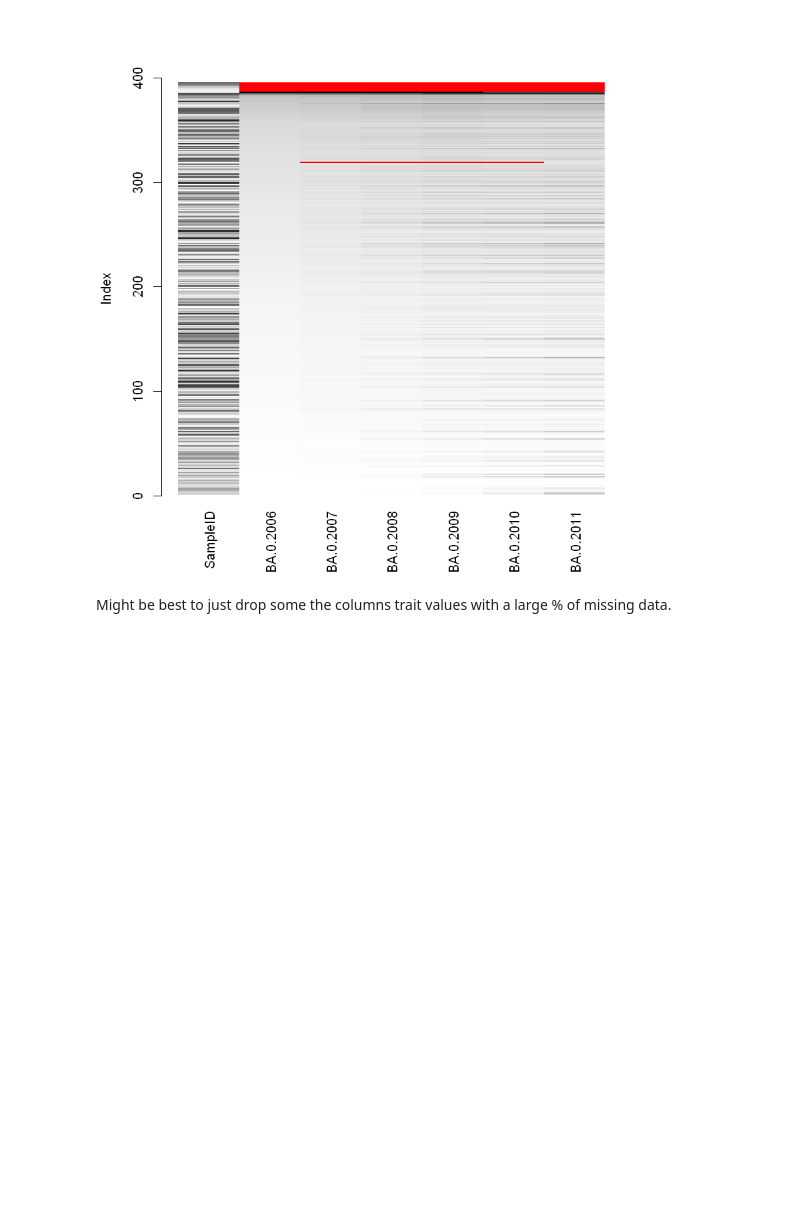
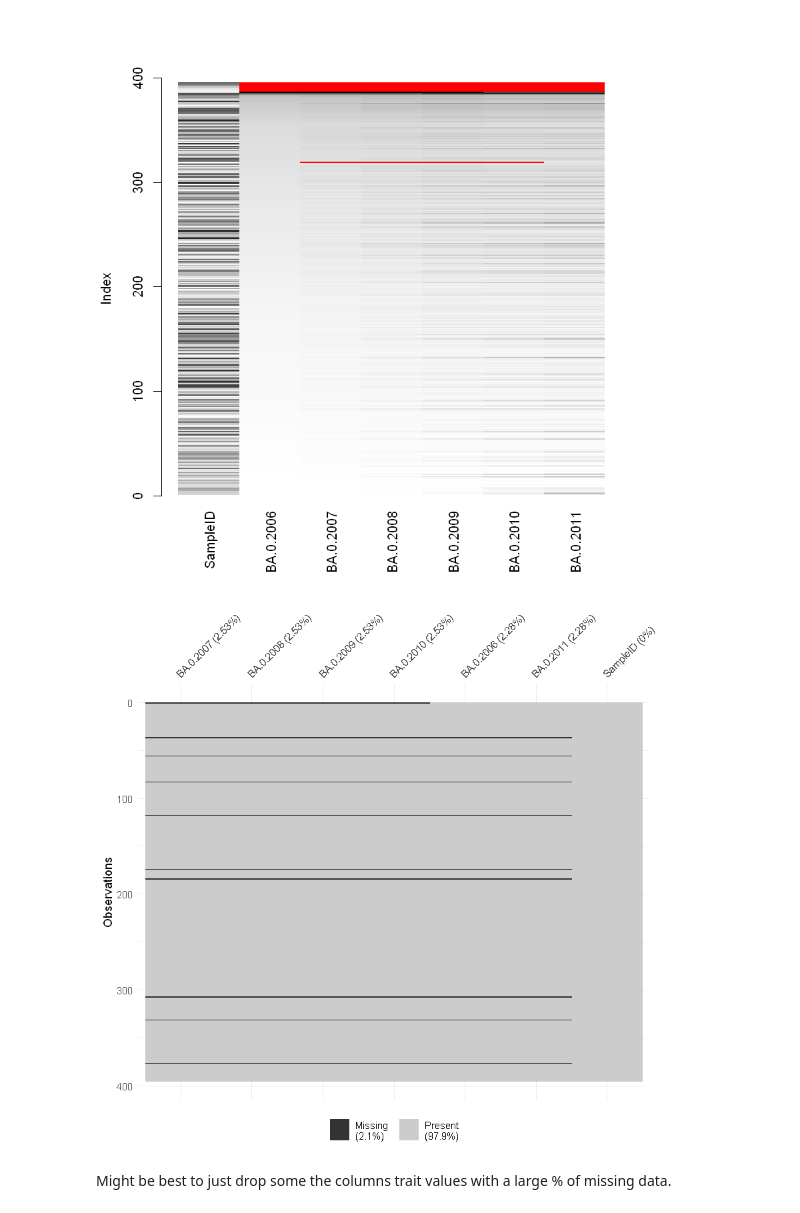
Before and after one commit to juliemessier/Trait-Performance-Relationships, a Jupyter notebook: notebooks/archive/Data Exploration & Cleaning.ipynb, the cells around one changed output. Cells and saved outputs as stored; diff of their text form; code cells hidden in the pictures; blank space fills up the shorter version.

```diff
--- a/notebooks/archive/Data Exploration & Cleaning.ipynb
+++ b/notebooks/archive/Data Exploration & Cleaning.ipynb
@@ -94,6 +98,10 @@ matrixplot(MSH.Raw, sortby = 2)
 matrixplot(RGR.Raw, sortby = 2)
 # %% [output]
 [figure]
+# %%
+vis_miss(RGR.Raw, sort_miss = TRUE)
+# %% [output]
+[figure, added]
 # %% [markdown]
 Might be best to just drop some the columns trait values with a large % of missing data.
 # %% [markdown]
```
Also changed, not shown: parts of 1 cell of this notebook.
